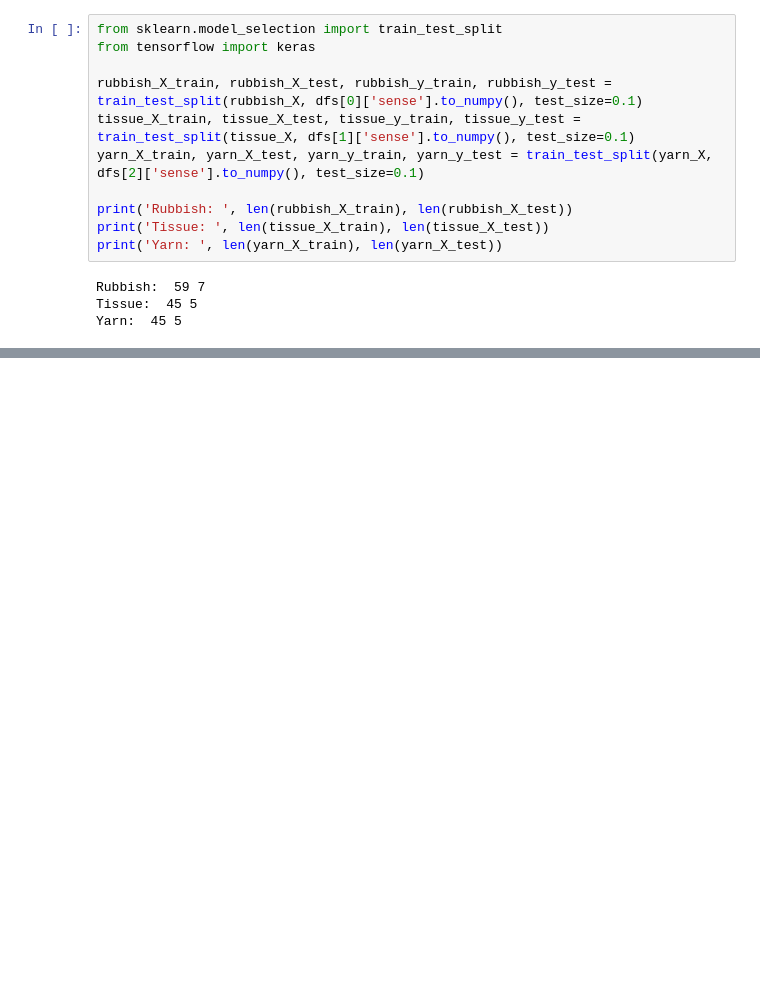
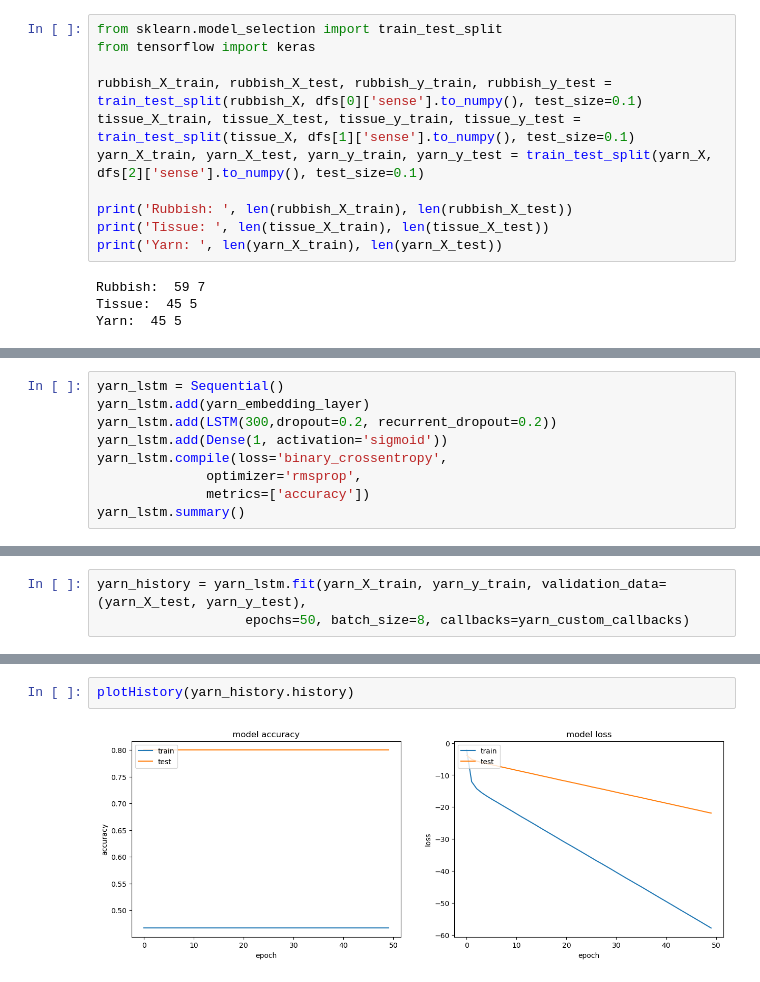
Before and after one commit to sltimmins/NLP-Program2, a Jupyter notebook: Program 2.ipynb, the cells around one changed output, grey strips where cells are left out. Drawn from its saved outputs; the diff is of its cells as text; blank space fills up the shorter version.

```diff
--- a/Program 2.ipynb
+++ b/Program 2.ipynb
@@ -173,0 +289,9 @@ print("Embedding Shape:",rubbish_embedding_matrix.shape, "\n",
+# %%
+yarn_lstm = Sequential()
+yarn_lstm.add(yarn_embedding_layer)
+yarn_lstm.add(LSTM(300,dropout=0.2, recurrent_dropout=0.2))
+yarn_lstm.add(Dense(1, activation='sigmoid'))
+yarn_lstm.compile(loss='binary_crossentropy',
+              optimizer='rmsprop',
+              metrics=['accuracy'])
+yarn_lstm.summary()
@@ -173,0 +390,3 @@ print("Embedding Shape:",rubbish_embedding_matrix.shape, "\n",
+# %%
+yarn_history = yarn_lstm.fit(yarn_X_train, yarn_y_train, validation_data=(yarn_X_test, yarn_y_test),
+                   epochs=50, batch_size=8, callbacks=yarn_custom_callbacks)
@@ -173,0 +443,4 @@ print("Embedding Shape:",rubbish_embedding_matrix.shape, "\n",
+# %%
+plotHistory(yarn_history.history)
+# %% [output]
+[figure, added]
```
Also changed, not shown: parts of 14 cells of this notebook, 3 other files.
